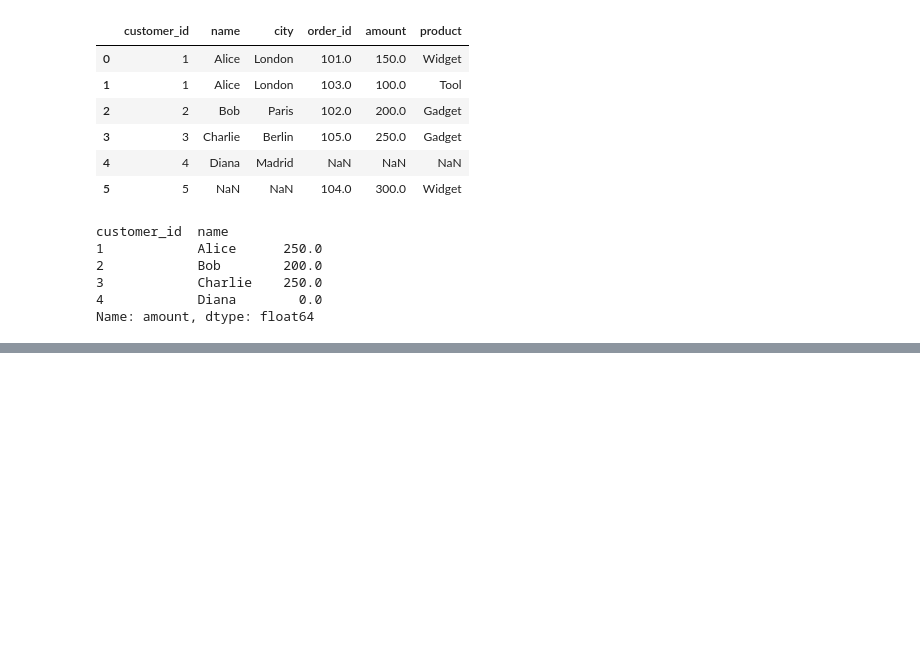
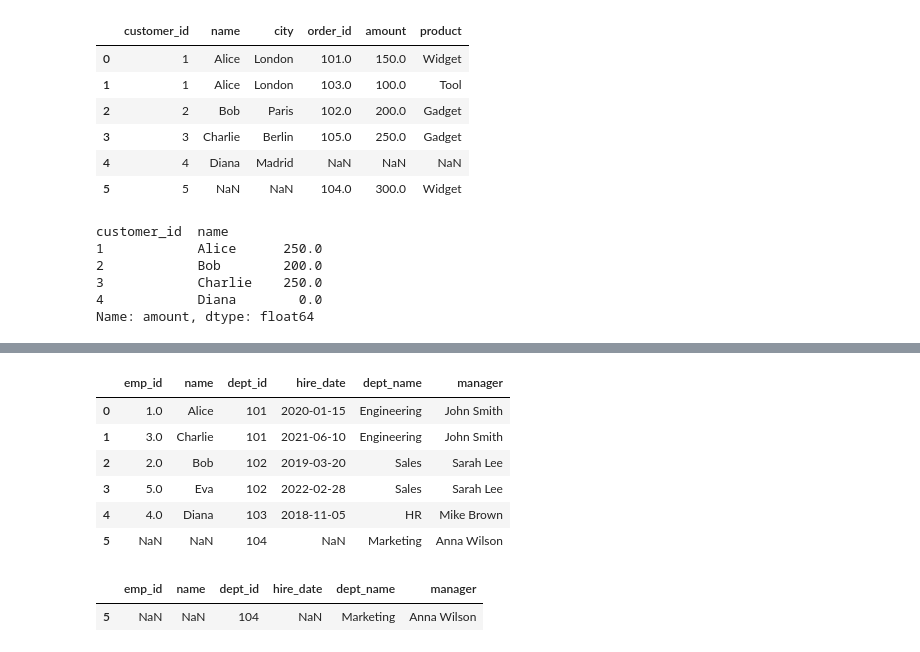
Before and after one commit to KEN-DATALABS/PROJECT-LIST, a Jupyter notebook: OneDrive/Documents/List Project/Project3.ipynb, the cells around one changed output, grey strips where cells are left out. Cells and saved outputs as stored; diff of their text form; code cells hidden in the pictures; blank space fills up the shorter version.

```diff
--- a/OneDrive/Documents/List Project/Project3.ipynb
+++ b/OneDrive/Documents/List Project/Project3.ipynb
@@ -817,0 +874,16 @@ Name: amount, dtype: float64
+# %%
+no_empl = pd.merge(employees, departments, on = 'dept_id', how = 'right')
+no_empl
+# %% [output]
+|  | emp_id | name | dept_id | hire_date | dept_name | manager |
+| 0 | 1.0 | Alice | 101 | 2020-01-15 | Engineering | John Smith |
+| 1 | 3.0 | Charlie | 101 | 2021-06-10 | Engineering | John Smith |
+| 2 | 2.0 | Bob | 102 | 2019-03-20 | Sales | Sarah Lee |
+| 3 | 5.0 | Eva | 102 | 2022-02-28 | Sales | Sarah Lee |
+| 4 | 4.0 | Diana | 103 | 2018-11-05 | HR | Mike Brown |
+| 5 | NaN | NaN | 104 | NaN | Marketing | Anna Wilson |
+# %%
+no_empl[no_empl['emp_id'].isna()]
+# %% [output]
+|  | emp_id | name | dept_id | hire_date | dept_name | manager |
+| 5 | NaN | NaN | 104 | NaN | Marketing | Anna Wilson |
```
Also changed, not shown: parts of 4 cells of this notebook.
